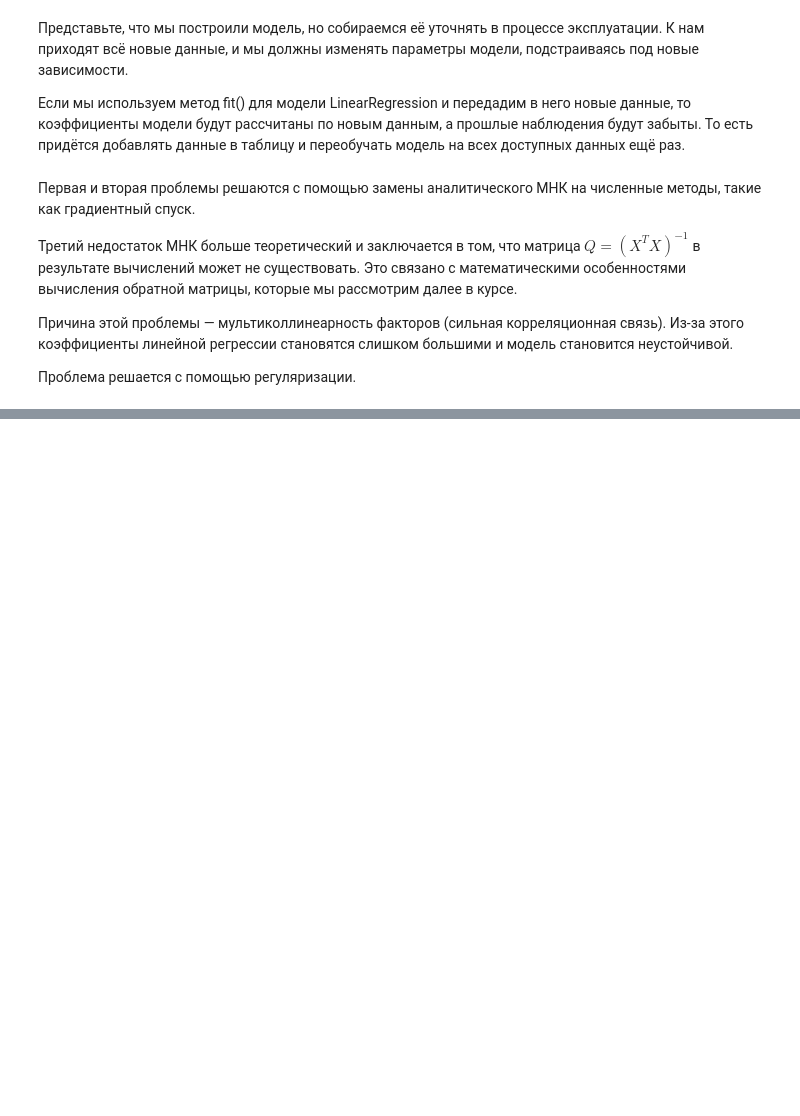
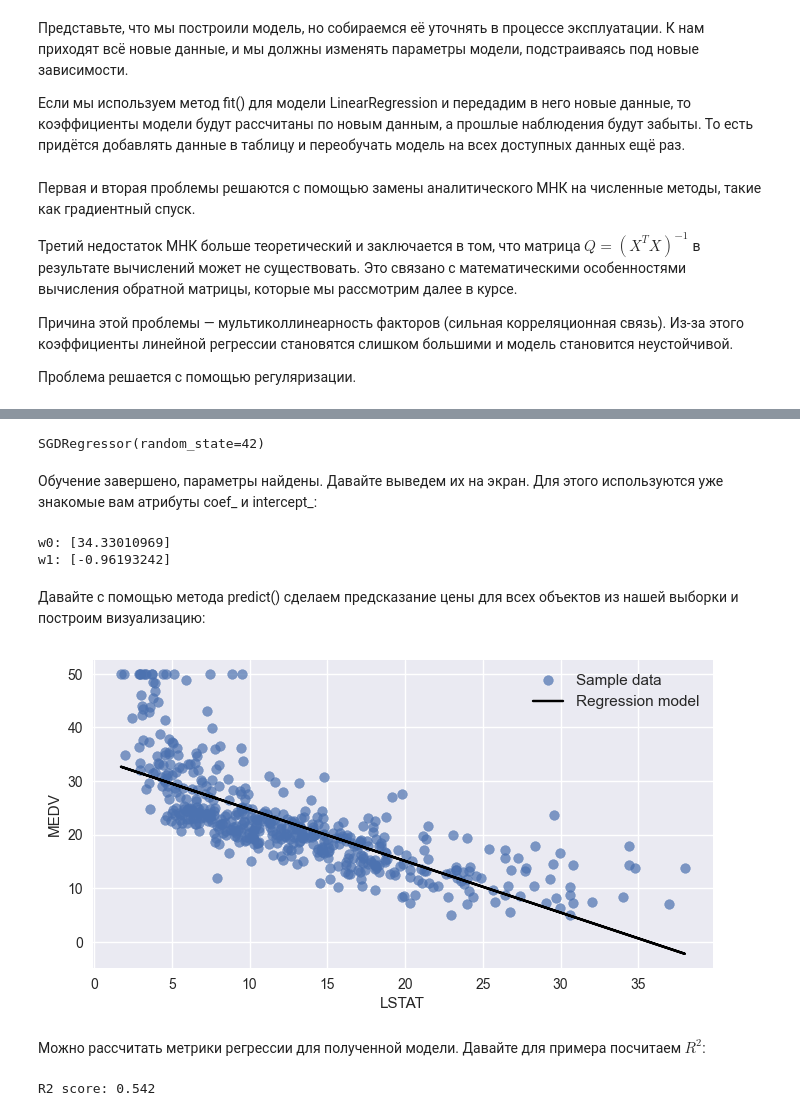
Before and after one commit to vavilove001-lab/sf_data_science, a Jupyter notebook: Notes/15_ML/2_Обучение с учителем_регрессия.ipynb, the cells around one changed output, grey strips where cells are left out. Cells and saved outputs as stored; diff of their text form; code cells hidden in the pictures; blank space fills up the shorter version.

```diff
--- a/Notes/15_ML/2_Обучение с учителем_регрессия.ipynb
+++ b/Notes/15_ML/2_Обучение с учителем_регрессия.ipynb
@@ -772,0 +941,13 @@ $$Q=(X^TX)^{-1}$$
+# %%
+import numpy as np #для матричных вычислений
+import pandas as pd #для анализа и предобработки данных
+import matplotlib.pyplot as plt #для визуализации
+import seaborn as sns #для визуализации
+from sklearn import linear_model #линейные модели
+from sklearn import metrics #метрики
+%matplotlib inline
+plt.style.use('seaborn-v0_8')
+
+column_names = ['CRIM', 'ZN', 'INDUS', 'CHAS', 'NOX', 'RM', 'AGE', 'DIS', 'RAD', 'TAX', 'PTRATIO', 'B', 'LSTAT', 'MEDV']
+boston_data = pd.read_csv('data_ml2/housing.csv', header=None, delimiter=r"\s+", names=column_names)
+boston_data.head()
@@ -772,0 +963,3 @@ $$Q=(X^TX)^{-1}$$
+# %%
+X = boston_data[['LSTAT']] #матрица наблюдений
+y = boston_data['MEDV'] #вектор правильных ответов
@@ -772,0 +972,38 @@ $$Q=(X^TX)^{-1}$$
+# %%
+#Создаём объект класса линейной регрессии с SGD
+sgd_lr_lstat = linear_model.SGDRegressor(random_state=42)
+#Обучаем модель — ищем параметры по методу SGD
+sgd_lr_lstat.fit(X, y)
+# %% [output]
+SGDRegressor(random_state=42)
+# %% [markdown]
+Обучение завершено, параметры найдены. Давайте выведем их на экран. Для этого используются уже знакомые вам атрибуты coef_ и intercept_:
+# %%
+print('w0: {}'.format(sgd_lr_lstat.intercept_)) #свободный член w0
+print('w1: {}'.format(sgd_lr_lstat.coef_)) #остальные параметры модели w1, w2, ..., wm
+# %% [output]
+w0: [34.33010969]
+w1: [-0.96193242]
+# %% [markdown]
+Давайте с помощью метода predict() сделаем предсказание цены для всех объектов из нашей выборки и построим визуализацию:
+# %%
+#функция для визуализации регрессии
+def plot_regression_2d(X, y_true, y_predict, xlabel='LSTAT', ylabel='MEDV'):
+    fig, ax = plt.subplots(figsize=(8, 4)) #фигура + координатная плоскость
+    ax.scatter(X, y_true, alpha=0.7, label='Sample data') #диаграмма рассеяния
+    ax.plot(X, y_predict, color='black', label='Regression model') #линейный график
+    ax.set_xlabel(xlabel) #название оси абсцисс
+    ax.set_ylabel(ylabel) #название оси ординат
+    ax.legend(facecolor='white', fontsize=11) #легенда
+#Предсказываем медианную цену для всех участков из набора данных
+y_predict = sgd_lr_lstat.predict(X)
+#Строим визуализацию
+plot_regression_2d(X, y, y_predict)
+# %% [output]
+[figure, added]
+# %% [markdown]
+Можно рассчитать метрики регрессии для полученной модели. Давайте для примера посчитаем $R^2$:
+# %%
+print('R2 score: {:.3f}'.format(metrics.r2_score(y, y_predict)))
+# %% [output]
+R2 score: 0.542
```
Also changed, not shown: parts of 81 cells of this notebook.
